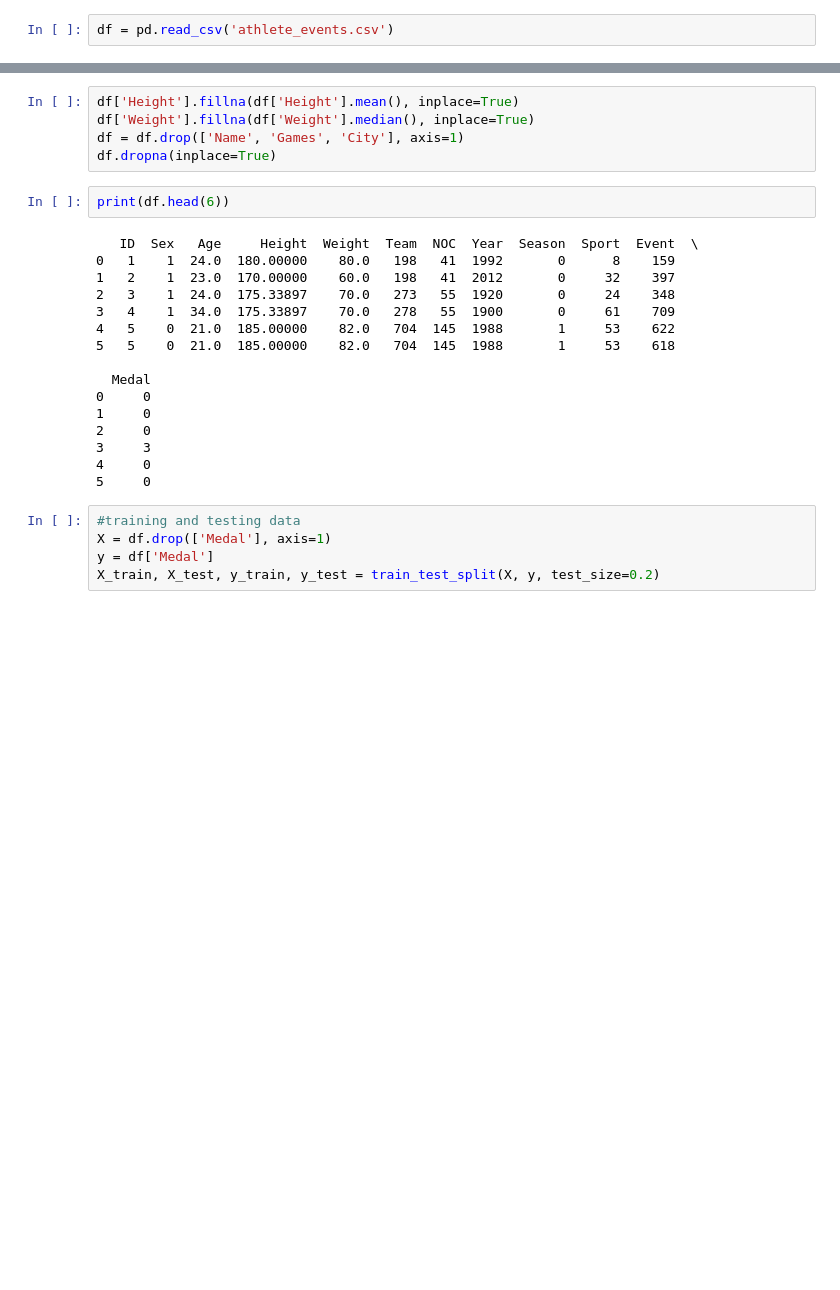
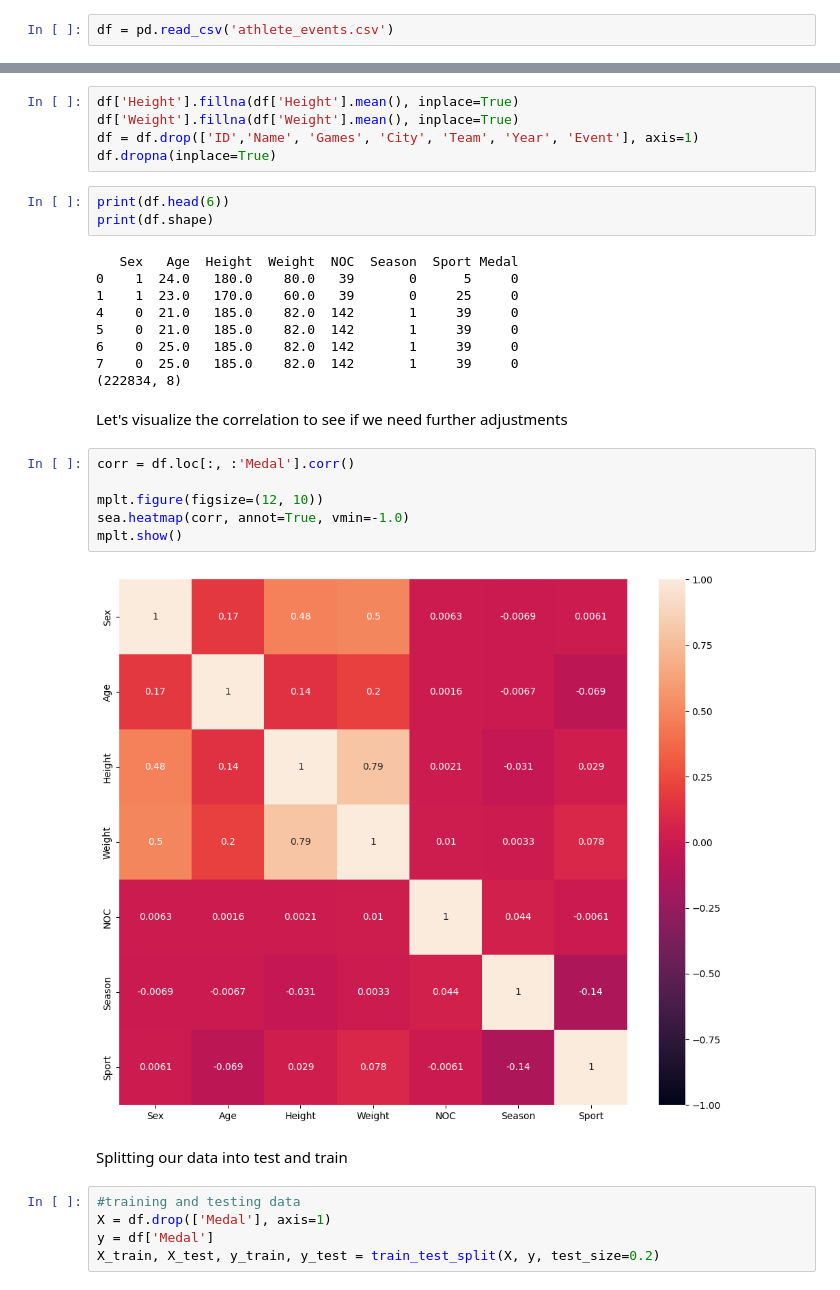
Before and after one commit to SCheekati/Hacklytics2023, a Jupyter notebook: classifier/classifiers.ipynb, the cells around one changed output, grey strips where cells are left out. Cells and saved outputs as stored; diff of their text form; blank space fills up the shorter version.

```diff
--- a/classifier/classifiers.ipynb
+++ b/classifier/classifiers.ipynb
@@ -87,26 +103,32 @@ mplt.show()
 # %%
 df['Height'].fillna(df['Height'].mean(), inplace=True)
-df['Weight'].fillna(df['Weight'].median(), inplace=True)
-df = df.drop(['Name', 'Games', 'City'], axis=1)
+df['Weight'].fillna(df['Weight'].mean(), inplace=True)
+df = df.drop(['ID','Name', 'Games', 'City', 'Team', 'Year', 'Event'], axis=1)
 df.dropna(inplace=True)
 # %%
 print(df.head(6))
+print(df.shape)
 # %% [output]
-   ID  Sex   Age     Height  Weight  Team  NOC  Year  Season  Sport  Event  \
-0   1    1  24.0  180.00000    80.0   198   41  1992       0      8    159
-1   2    1  23.0  170.00000    60.0   198   41  2012       0     32    397
-2   3    1  24.0  175.33897    70.0   273   55  1920       0     24    348
-3   4    1  34.0  175.33897    70.0   278   55  1900       0     61    709
-4   5    0  21.0  185.00000    82.0   704  145  1988       1     53    622
-5   5    0  21.0  185.00000    82.0   704  145  1988       1     53    618
-
-  Medal
-0     0
-1     0
-2     0
-3     3
-4     0
-5     0
+   Sex   Age  Height  Weight  NOC  Season  Sport Medal
+0    1  24.0   180.0    80.0   39       0      5     0
+1    1  23.0   170.0    60.0   39       0     25     0
+4    0  21.0   185.0    82.0  142       1     39     0
+5    0  21.0   185.0    82.0  142       1     39     0
+6    0  25.0   185.0    82.0  142       1     39     0
+7    0  25.0   185.0    82.0  142       1     39     0
+(222834, 8)
+# %% [markdown]
+Let's visualize the correlation to see if we need further adjustments
+# %%
+corr = df.loc[:, :'Medal'].corr()
+
+mplt.figure(figsize=(12, 10))
+sea.heatmap(corr, annot=True, vmin=-1.0)
+mplt.show()
+# %% [output]
+[figure, added]
+# %% [markdown]
+Splitting our data into test and train
 # %%
 #training and testing data
 X = df.drop(['Medal'], axis=1)
```
Also changed, not shown: parts of 19 cells of this notebook.
